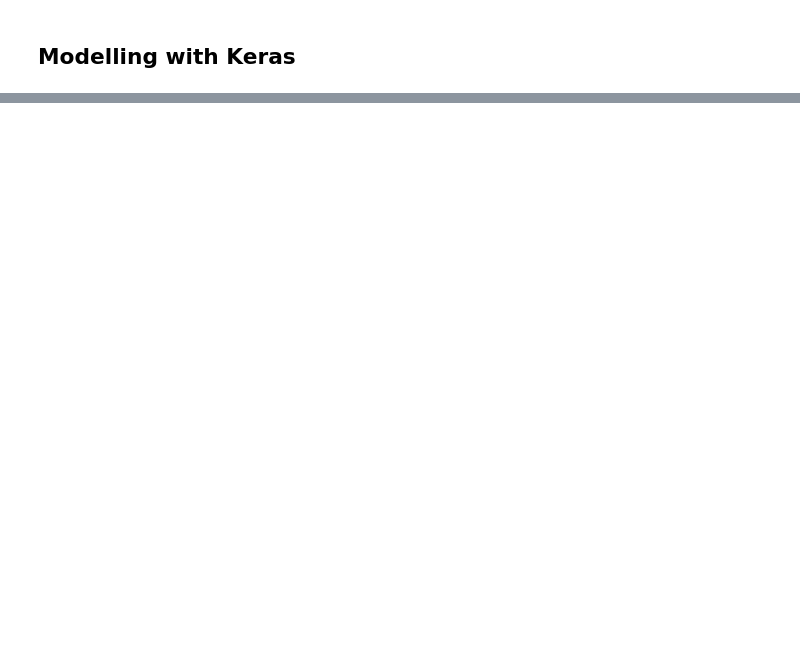
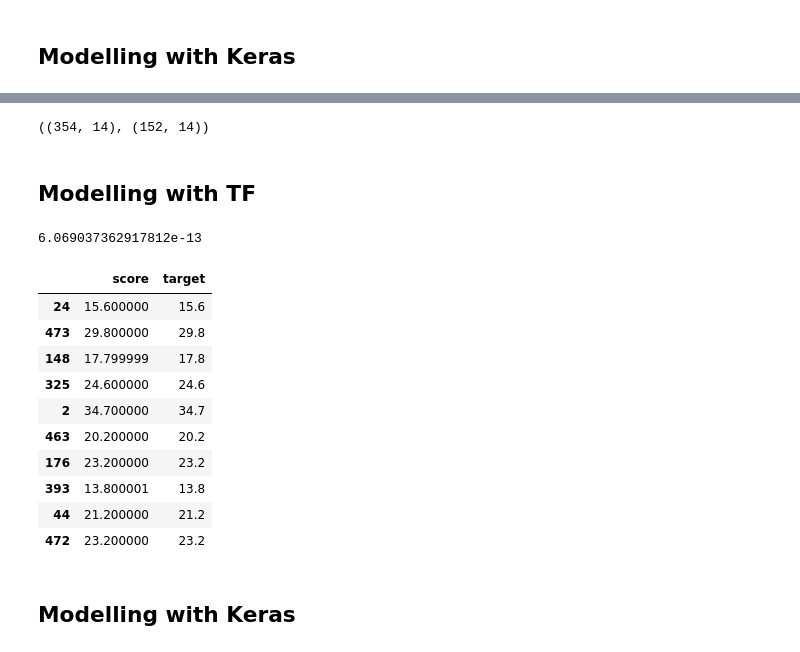
Before and after one commit to Goopard/DS-Homeworks, a Jupyter notebook: HW7.1.ipynb, the cells around one changed output, grey strips where cells are left out. Saved outputs shown, nothing was run; the diff lists cells and outputs as text; code cells hidden in the pictures; blank space fills up the shorter version.

```diff
--- a/HW7.1.ipynb
+++ b/HW7.1.ipynb
@@ -430,0 +539,13 @@ weighted avg       0.98      0.98      0.98      1132
+# %%
+features = list(set(df.columns) - set('target'))
+X_train, X_test, y_train, y_test = train_test_split(df[features], df['target'], test_size=0.3)
+# %%
+X_train.shape, X_test.shape
+# %% [output]
+((354, 14), (152, 14))
+# %%
+scaler = StandardScaler()
+X_train = scaler.fit_transform(X_train)
+X_test = scaler.transform(X_test)
+# %% [markdown]
+## Modelling with TF
@@ -430,0 +554,48 @@ weighted avg       0.98      0.98      0.98      1132
+# %%
+class TFLineReg(TFLogReg):
+    def _predict(self, X):
+        return tf.matmul(X, self.W) + self.b
+
+    def predict(self, X):
+        return self._predict(X).numpy().T[0]
+
+    def train_step(self, X, y):
+        with tf.GradientTape() as tape:
+            y_ = self._predict(X)
+            loss = tf.reduce_mean((y - y_) ** 2)
+            W_grad, b_grad = tape.gradient(loss, [self.W, self.b])
+        return W_grad, b_grad
+
+
+    def fit(self, X, y):
+        self.W = tf.Variable(tf.zeros([X_train.shape[1], 1], dtype=X.dtype))
+        self.b = tf.Variable(tf.zeros([1], dtype=X.dtype))
+
+        for i in range(self.n_iter):
+            W_grad, b_grad = self.train_step(X, y.values.reshape(-1, 1))
+
+            self.W.assign_sub(self.lr * W_grad)
+            self.b.assign_sub(self.lr * b_grad)
+# %%
+model = TFLineReg(n_iter=1000, learning_rate=0.1)
+model.fit(X_train, y_train)
+y_pred = model.predict(X_test)
+mean_squared_error(y_test, y_pred)
+# %% [output]
+6.069037362917812e-13
+# %%
+pd.DataFrame({'score': y_pred, 'target': y_test})[:10]
+# %% [output]
+|  | score | target |
+| 24 | 15.600000 | 15.6 |
+| 473 | 29.800000 | 29.8 |
+| 148 | 17.799999 | 17.8 |
+| 325 | 24.600000 | 24.6 |
+| 2 | 34.700000 | 34.7 |
+| 463 | 20.200000 | 20.2 |
+| 176 | 23.200000 | 23.2 |
+| 393 | 13.800001 | 13.8 |
+| 44 | 21.200000 | 21.2 |
+| 472 | 23.200000 | 23.2 |
+# %% [markdown]
+## Modelling with Keras
```
Also changed, not shown: parts of 28 cells of this notebook.
